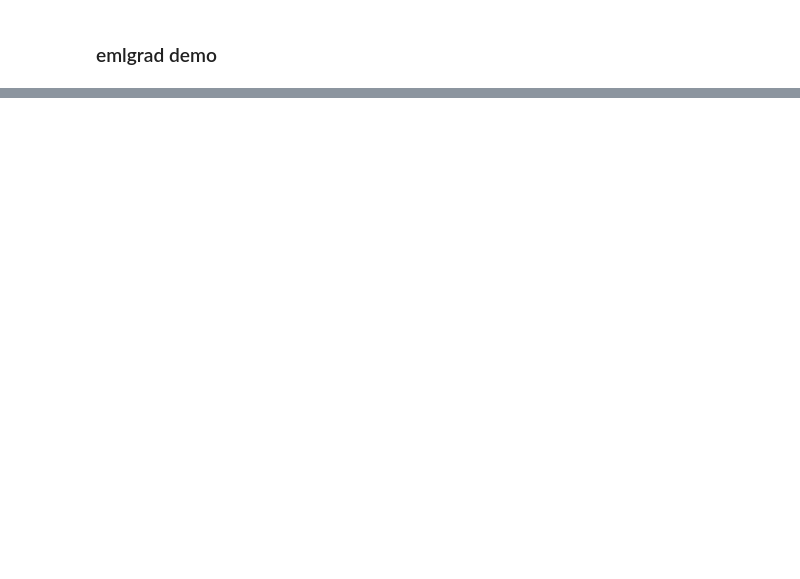
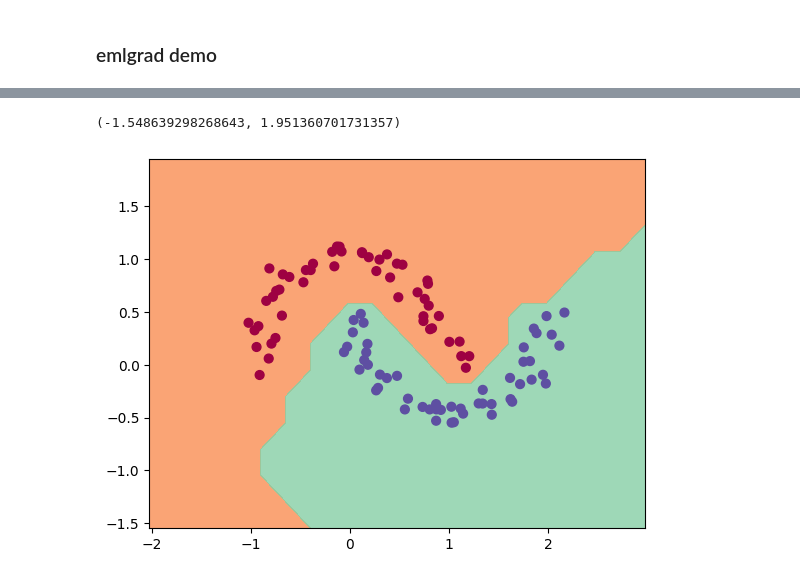
Before and after one commit to manoflearning/emlgrad, a Jupyter notebook: demo.ipynb, the cells around one changed output, grey strips where cells are left out. Drawn from its saved outputs; the diff is of its cells as text; code cells hidden in the pictures; blank space fills up the shorter version.

```diff
--- a/demo.ipynb
+++ b/demo.ipynb
@@ -76,19 +105,21 @@ for k in range(100):
 # %%
 # visualize decision boundary
 
 h = 0.25
 x_min, x_max = X[:, 0].min() - 1, X[:, 0].max() + 1
 y_min, y_max = X[:, 1].min() - 1, X[:, 1].max() + 1
-xx, yy = np.meshgrid(np.arange(x_min, x_max, h),
-                     np.arange(y_min, y_max, h))
+xx, yy = np.meshgrid(np.arange(x_min, x_max, h), np.arange(y_min, y_max, h))
 Xmesh = np.c_[xx.ravel(), yy.ravel()]
 inputs = [list(map(Value, xrow)) for xrow in Xmesh]
 scores = list(map(model, inputs))
 Z = np.array([s.data.real > 0 for s in scores])
 Z = Z.reshape(xx.shape)
 
 fig = plt.figure()
 plt.contourf(xx, yy, Z, cmap=plt.cm.Spectral, alpha=0.8)
 plt.scatter(X[:, 0], X[:, 1], c=y, s=40, cmap=plt.cm.Spectral)
 plt.xlim(xx.min(), xx.max())
 plt.ylim(yy.min(), yy.max())
+# %% [output]
+(-1.548639298268643, 1.951360701731357)
+[figure, added]
```
Also changed, not shown: parts of 6 cells of this notebook, 4 other files.
